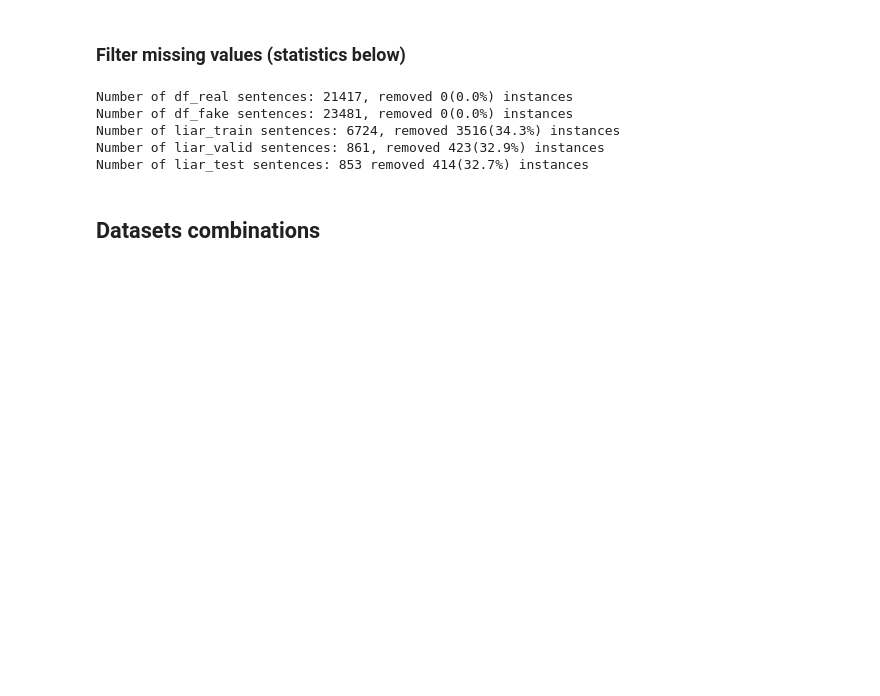
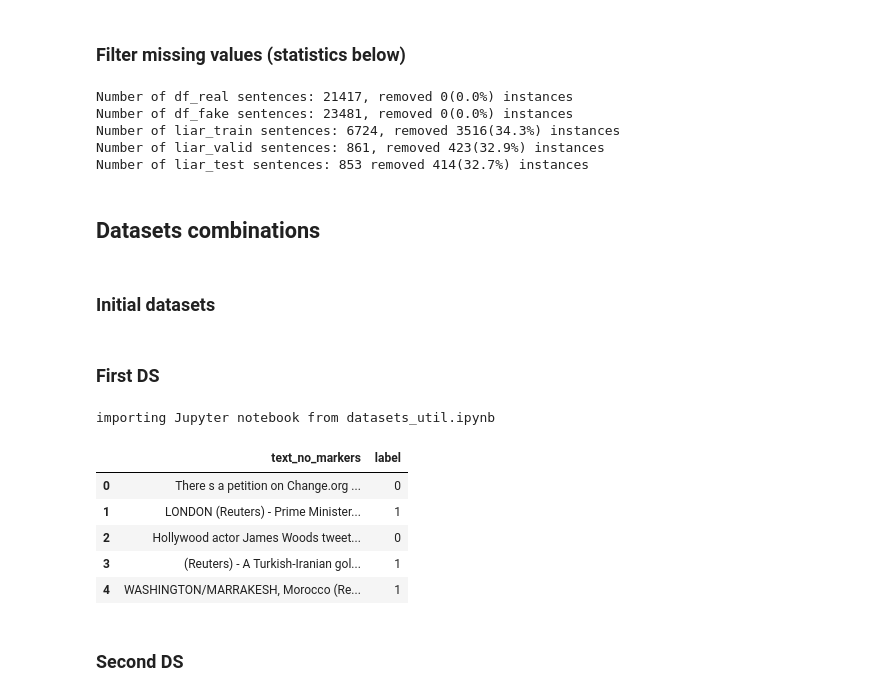
Before and after one commit to BabeRush/NLP_final_project, a Jupyter notebook: Training.ipynb, the cells around one changed output. Saved outputs shown, nothing was run; the diff lists cells and outputs as text; code cells hidden in the pictures; blank space fills up the shorter version.

```diff
--- a/Training.ipynb
+++ b/Training.ipynb
@@ -101,11 +111,11 @@ Updating files: 100% (11/11), done.
 # %%
-df_real = pd.read_csv('/content/RUNI-NLP-FINAL-PROJECT/True.csv',encoding='utf-8')
-df_fake = pd.read_csv ('/content/RUNI-NLP-FINAL-PROJECT/Fake.csv',encoding='utf-8')
+df_real = pd.read_csv('/content/NLP_final_project/True.csv',encoding='utf-8')
+df_fake = pd.read_csv ('/content/NLP_final_project/Fake.csv',encoding='utf-8')
 
 # reading these tsv files: seperated by tabs, no header
-liar_train = pd.read_csv('/content/RUNI-NLP-FINAL-PROJECT/train.tsv', sep='\t',encoding='utf-8', header=None)
-liar_test = pd.read_csv('/content/RUNI-NLP-FINAL-PROJECT/test.tsv', sep='\t',encoding='utf-8', header=None)
-liar_valid = pd.read_csv('/content/RUNI-NLP-FINAL-PROJECT/valid.tsv', sep='\t',encoding='utf-8', header=None)
+liar_train = pd.read_csv('/content/NLP_final_project/train.tsv', sep='\t',encoding='utf-8', header=None)
+liar_test = pd.read_csv('/content/NLP_final_project/test.tsv', sep='\t',encoding='utf-8', header=None)
+liar_valid = pd.read_csv('/content/NLP_final_project/valid.tsv', sep='\t',encoding='utf-8', header=None)
 
 # Rename the columns to match the 'df_real' dataset
 liar_train.columns = ['id', 'label', 'statement', 'subject', 'speaker', 'job_title', 'state_info', 'party_affiliation', 'barely_true_counts', 'false_counts', 'half_true_counts', 'mostly_true_counts', 'pants_on_fire_counts', 'context']
@@ -145,3 +155,5 @@ Number of liar_valid sentences: 861, removed 423(32.9%) instances
 Number of liar_test sentences: 853 removed 414(32.7%) instances
 # %% [markdown]
 ## Datasets combinations
+# %% [markdown]
+### Initial datasets
@@ -147,0 +166,22 @@ Number of liar_test sentences: 853 removed 414(32.7%) instances
+# %% [markdown]
+### First DS
+# %%
+from datasets_util import prepare_dataset_1, prepare_dataset_2
+# Preparing the first DS
+# No markers:
+df_no_markers = prepare_dataset_1(df_real, df_fake, short_markers=False, text=True, title=False, subject=False)
+# Short markers:
+df_short_markers = prepare_dataset_1(df_real, df_fake, short_markers=True, text=True, title=False, subject=False)
+# %% [output]
+importing Jupyter notebook from datasets_util.ipynb
+# %%
+df_no_markers.head()
+# %% [output]
+|  | text_no_markers | label |
+| 0 | There s a petition on Change.org ... | 0 |
+| 1 | LONDON (Reuters) - Prime Minister... | 1 |
+| 2 | Hollywood actor James Woods tweet... | 0 |
+| 3 | (Reuters) - A Turkish-Iranian gol... | 1 |
+| 4 | WASHINGTON/MARRAKESH, Morocco (Re... | 1 |
+# %% [markdown]
+### Second DS
```
Also changed, not shown: parts of 33 cells of this notebook.
